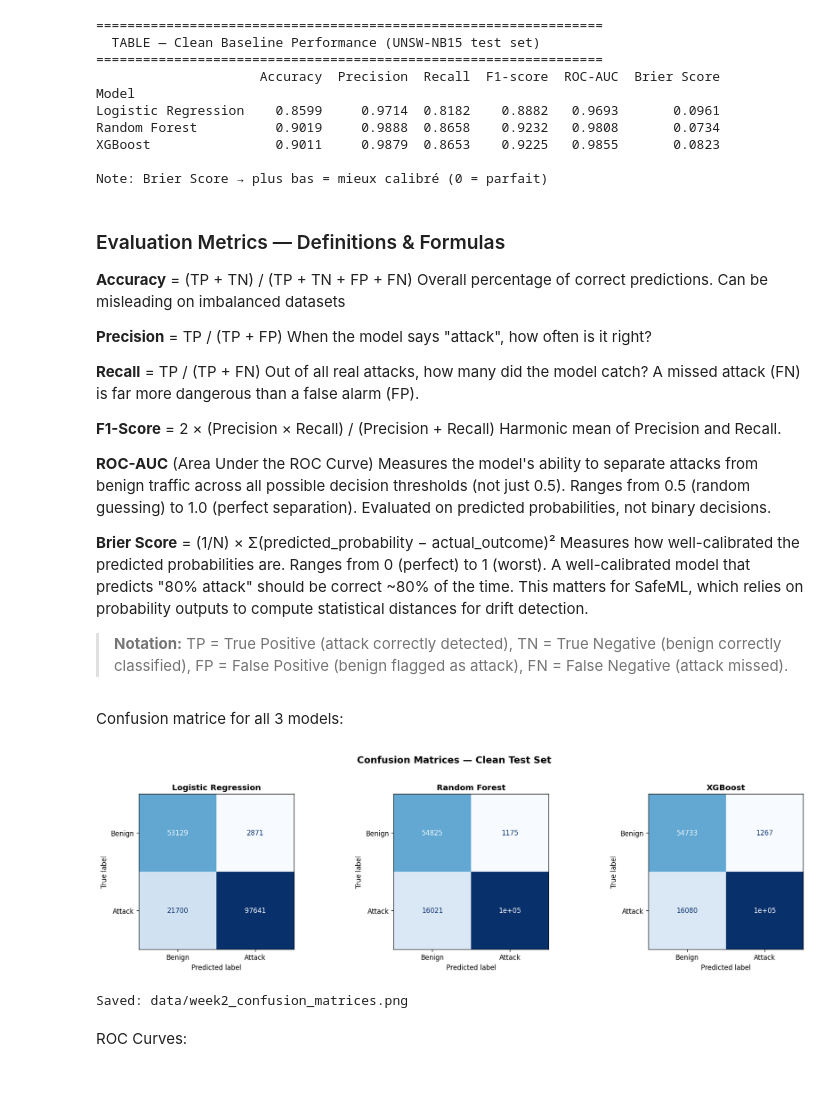
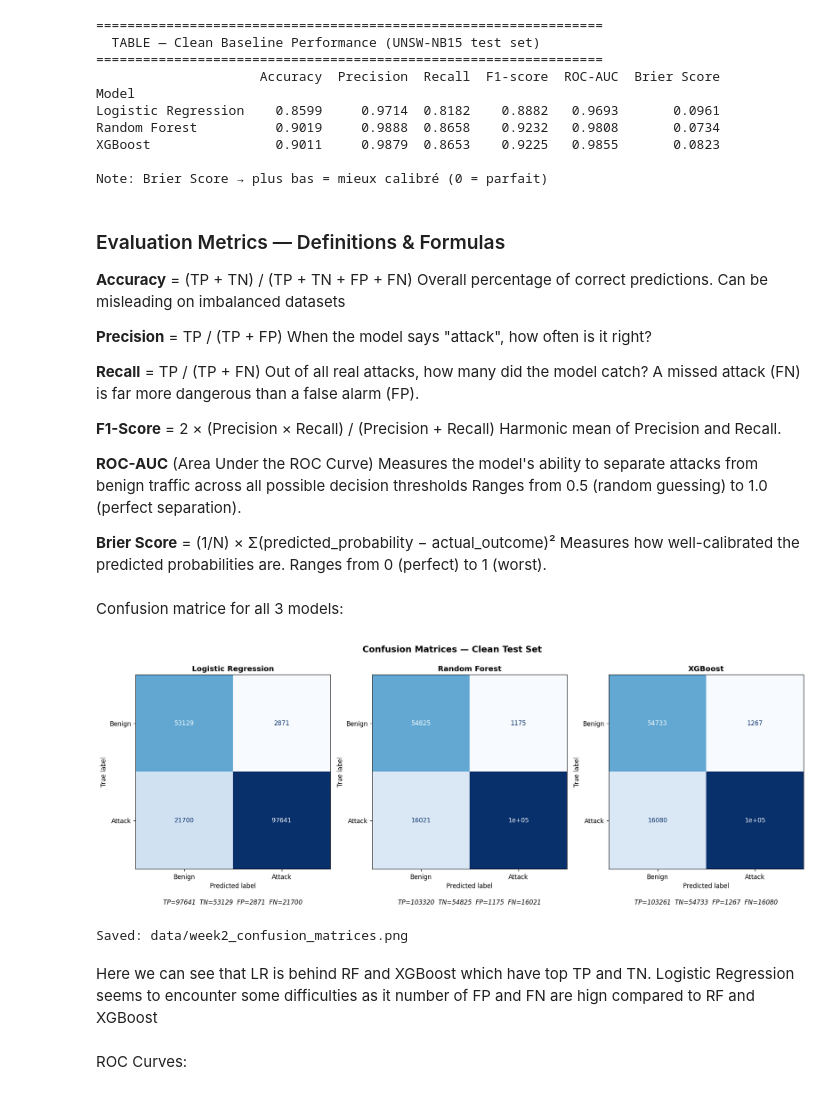
Before and after one commit to louness774/SafeML, a Jupyter notebook: Lounes_Work/Week2.ipynb, the cells around one changed output. Drawn from its saved outputs; the diff is of its cells as text; code cells hidden in the pictures.

```diff
--- a/Lounes_Work/Week2.ipynb
+++ b/Lounes_Work/Week2.ipynb
@@ -127,31 +127,36 @@ Out of all real attacks, how many did the model catch? A missed attack (FN) is f
 Harmonic mean of Precision and Recall.
 
 **ROC-AUC** (Area Under the ROC Curve)
-Measures the model's ability to separate attacks from benign traffic across all possible decision thresholds (not just 0.5). Ranges from 0.5 (random guessing) to 1.0 (perfect separation). Evaluated on predicted probabilities, not binary decisions.
+Measures the model's ability to separate attacks from benign traffic across all possible decision thresholds Ranges from 0.5 (random guessing) to 1.0 (perfect separation).
 
 **Brier Score** = (1/N) × Σ(predicted_probability − actual_outcome)²
-Measures how well-calibrated the predicted probabilities are. Ranges from 0 (perfect) to 1 (worst). A well-calibrated model that predicts "80% attack" should be correct ~80% of the time. This matters for SafeML, which relies on probability outputs to compute statistical distances for drift detection.
-
-> **Notation:** TP = True Positive (attack correctly detected), TN = True Negative (benign correctly classified), FP = False Positive (benign flagged as attack), FN = False Negative (attack missed).
+Measures how well-calibrated the predicted probabilities are. Ranges from 0 (perfect) to 1 (worst).
 # %% [markdown]
 Confusion matrice for all 3 models:
 # %%
-fig, axes = plt.subplots(1, 3, figsize=(16, 4.5))
+fig, axes = plt.subplots(1, 3, figsize=(16, 5.5))
 
 for ax, (name, preds) in zip(axes, predictions.items()):
     cm = confusion_matrix(y_test, preds['y_pred'])
     disp = ConfusionMatrixDisplay(cm, display_labels=['Benign', 'Attack'])
     disp.plot(ax=ax, cmap='Blues', colorbar=False)
     ax.set_title(name, fontsize=12, fontweight='bold')
 
+    # Add TP, FP, TN, FN labels below each matrix
+    tn, fp, fn, tp = cm.ravel()
+    ax.text(0.5, -0.18, f'TP={tp}  TN={tn}  FP={fp}  FN={fn}',
+            transform=ax.transAxes, ha='center', fontsize=10, style='italic')
+
 fig.suptitle('Confusion Matrices — Clean Test Set', fontsize=14, fontweight='bold', y=1.02)
 plt.tight_layout()
 plt.savefig('data/week2_confusion_matrices.png', dpi=150, bbox_inches='tight')
 plt.show()
 print('Saved: data/week2_confusion_matrices.png')
 # %% [output]
-[figure, old version]
+[figure, new version]
 Saved: data/week2_confusion_matrices.png
+# %% [markdown]
+Here we can see that LR is behind RF and XGBoost which have top TP and TN. Logistic Regression seems to encounter some difficulties as it number of FP and FN are hign compared to RF and XGBoost
 # %% [markdown]
 ROC Curves:
 # %%
```
Also changed, not shown: parts of 7 cells of this notebook.
